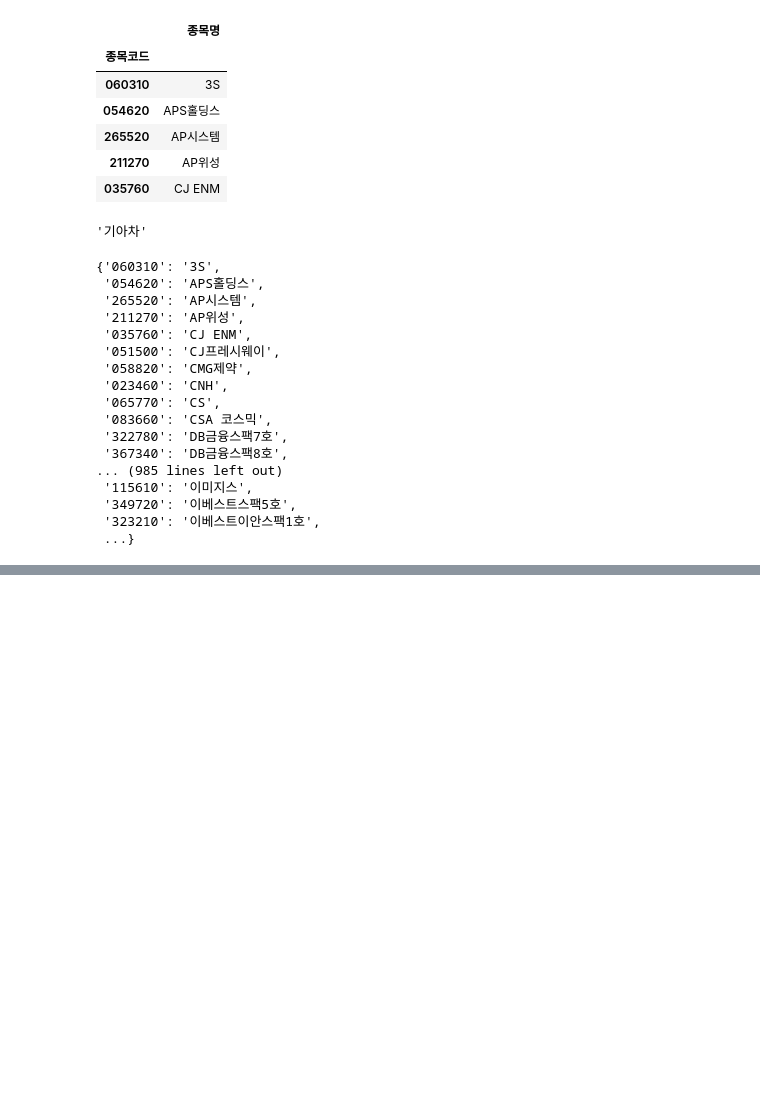
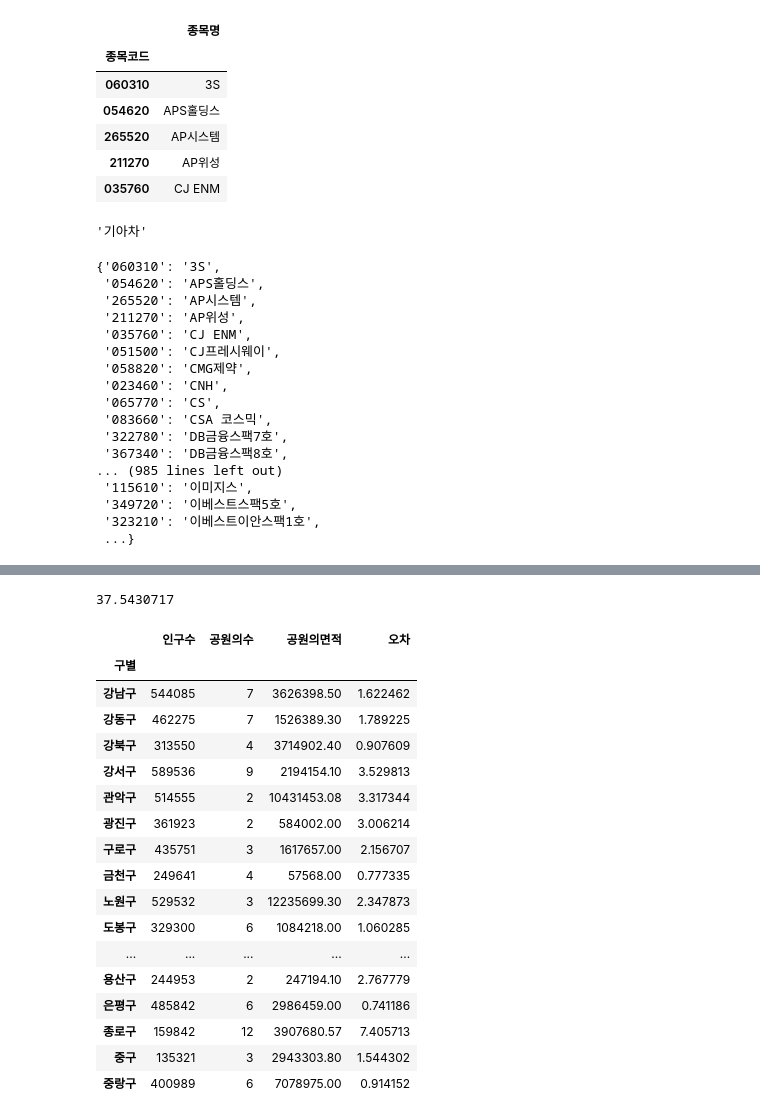
Before and after one commit to SeungmoHong/Python-flask-web-2020, a Jupyter notebook: 02.DataAnalysis/stock.ipynb, the cells around one changed output, grey strips where cells are left out. Drawn from its saved outputs; the diff is of its cells as text; code cells hidden in the pictures; blank space fills up the shorter version.

```diff
--- a/02.DataAnalysis/stock.ipynb
+++ b/02.DataAnalysis/stock.ipynb
@@ -98,0 +88,4 @@ map
+# %%
+park.lat
+# %% [output]
+37.5430717
@@ -98,0 +95,23 @@ map
+# %%
+park_gu = pd.read_csv('./static/data/서울시 공원분석.csv', index_col= 0)
+# %%
+park_gu
+# %% [output]
+|  | 인구수 | 공원의수 | 공원의면적 | 오차 |
+| 구별 |  |  |  |  |
+| 강남구 | 544085 | 7 | 3626398.50 | 1.622462 |
+| 강동구 | 462275 | 7 | 1526389.30 | 1.789225 |
+| 강북구 | 313550 | 4 | 3714902.40 | 0.907609 |
+| 강서구 | 589536 | 9 | 2194154.10 | 3.529813 |
+| 관악구 | 514555 | 2 | 10431453.08 | 3.317344 |
+| 광진구 | 361923 | 2 | 584002.00 | 3.006214 |
+| 구로구 | 435751 | 3 | 1617657.00 | 2.156707 |
+| 금천구 | 249641 | 4 | 57568.00 | 0.777335 |
+| 노원구 | 529532 | 3 | 12235699.30 | 2.347873 |
+| 도봉구 | 329300 | 6 | 1084218.00 | 1.060285 |
+| ... | ... | ... | ... | ... |
+| 용산구 | 244953 | 2 | 247194.10 | 2.767779 |
+| 은평구 | 485842 | 6 | 2986459.00 | 0.741186 |
+| 종로구 | 159842 | 12 | 3907680.57 | 7.405713 |
+| 중구 | 135321 | 3 | 2943303.80 | 1.544302 |
+| 중랑구 | 400989 | 6 | 7078975.00 | 0.914152 |
```
Also changed, not shown: parts of 11 cells of this notebook, 16 other files.
